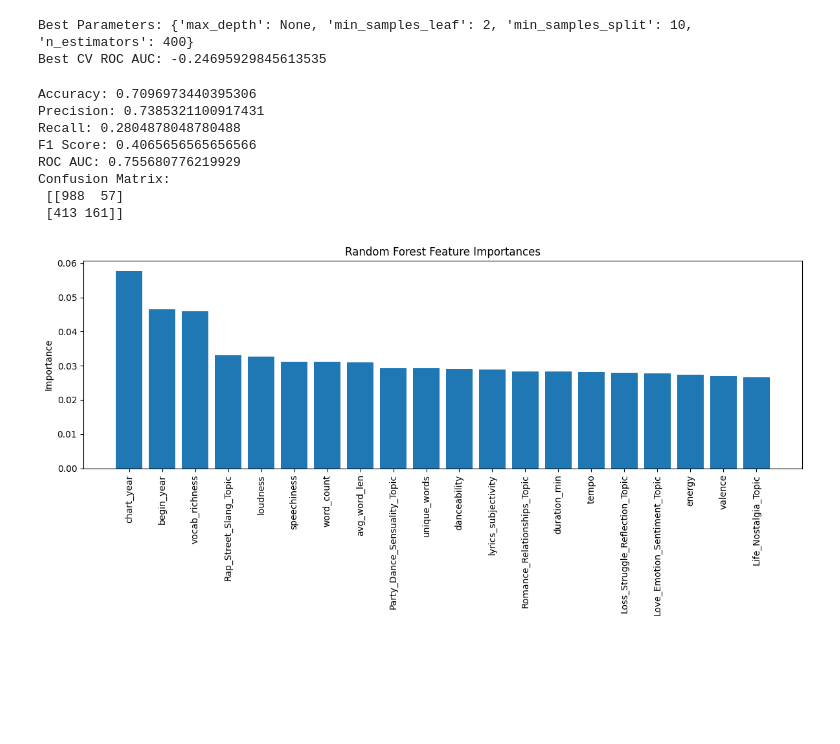
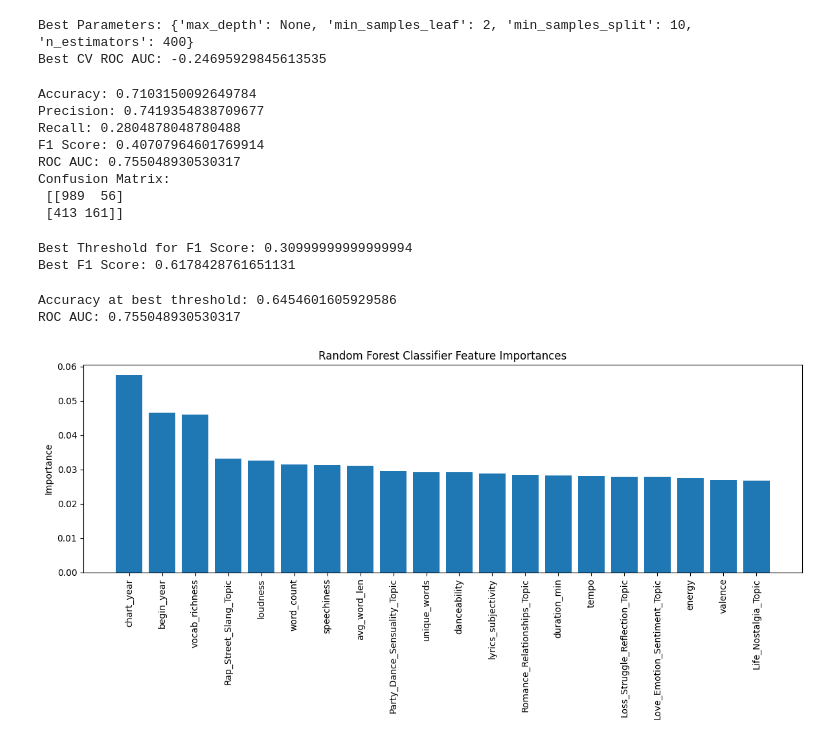
Before and after one commit to cradduhj/ISA_514_Final_Project, a Jupyter notebook: RandomForest_modeling.ipynb, the cells around one changed output. Cells and saved outputs as stored; diff of their text form; code cells hidden in the pictures; blank space fills up the shorter version.

```diff
--- a/RandomForest_modeling.ipynb
+++ b/RandomForest_modeling.ipynb
@@ -55,3 +73,15 @@ y = music['view_count']
 
 # split data
 X_train, X_test, y_train, y_test = train_test_split(X, y, test_size=0.3, random_state=1234)
+# %%
+import pandas as pd
+music['view_bin'] = pd.qcut(music['view_count'], 20)  # 20 quantile bins
+avg_vocab = music.groupby('view_bin')['Rap_Street_Slang_Topic'].mean().reset_index()
+
+plt.figure(figsize=(10,6))
+sns.barplot(x='view_bin', y='Rap_Street_Slang_Topic', data=avg_vocab)
+plt.xticks(rotation=90)
+plt.xlabel("View Count")
+plt.ylabel("Average Explitive/Slang Topic %")
+plt.title("Average Explitive/Slang Topic % by View Count")
+plt.show()
@@ -207,28 +245,65 @@ print("F1 Score:", f1_score(y_test, y_pred))
 print("ROC AUC:", roc_auc_score(y_test, y_prob))
 print("Confusion Matrix:\n", confusion_matrix(y_test, y_pred))
 # %% [output]
-Accuracy: 0.7096973440395306
-Precision: 0.7385321100917431
+Accuracy: 0.7103150092649784
+Precision: 0.7419354838709677
 Recall: 0.2804878048780488
-F1 Score: 0.4065656565656566
-ROC AUC: 0.755680776219929
+F1 Score: 0.40707964601769914
+ROC AUC: 0.755048930530317
 Confusion Matrix:
- [[988  57]
+ [[989  56]
  [413 161]]
+# %%
+import numpy as np
+from sklearn.metrics import f1_score, precision_score, recall_score
+
+# Candidate thresholds
+thresholds = np.arange(0.1, 0.91, 0.01)
+
+f1_scores = []
+
+for t in thresholds:
+    y_pred_thresh = (y_prob >= t).astype(int)
+    f1_scores.append(f1_score(y_test, y_pred_thresh))
+
+# Best threshold
+best_idx = np.argmax(f1_scores)
+best_threshold = thresholds[best_idx]
+print("Best Threshold for F1 Score:", best_threshold)
+print("Best F1 Score:", f1_scores[best_idx])
+# %% [output]
+Best Threshold for F1 Score: 0.30999999999999994
+Best F1 Score: 0.6178428761651131
+# %%
+from sklearn.metrics import accuracy_score, roc_auc_score
+
+# Predictions at best threshold
+y_pred_opt = (y_prob >= best_threshold).astype(int)
+
+# Accuracy
+accuracy = accuracy_score(y_test, y_pred_opt)
+print("Accuracy at best threshold:", accuracy)
+
+# ROC AUC (still uses probabilities, not thresholded predictions)
+roc_auc = roc_auc_score(y_test, y_prob)
+print("ROC AUC:", roc_auc)
+# %% [output]
+Accuracy at best threshold: 0.6454601605929586
+ROC AUC: 0.755048930530317
 # %%
 # feature importance plot
 importances = classifier.feature_importances_
 feature_names = X_numeric.columns
 
 # sort features by importance
 indices = np.argsort(importances)[::-1]
 
 plt.figure(figsize=(12, 6))
-plt.title("Random Forest Feature Importances")
+plt.title("Random Forest Classifier Feature Importances")
 plt.bar(range(20), importances[indices][:20], align='center')
 plt.xticks(range(20), [feature_names[i] for i in indices][:20], rotation=90)
 plt.ylabel("Importance")
 plt.tight_layout()
 plt.show()
 # %% [output]
-[figure, old version]
+[figure, new version]
```
Also changed, not shown: parts of 4 cells of this notebook, 6 other files.
